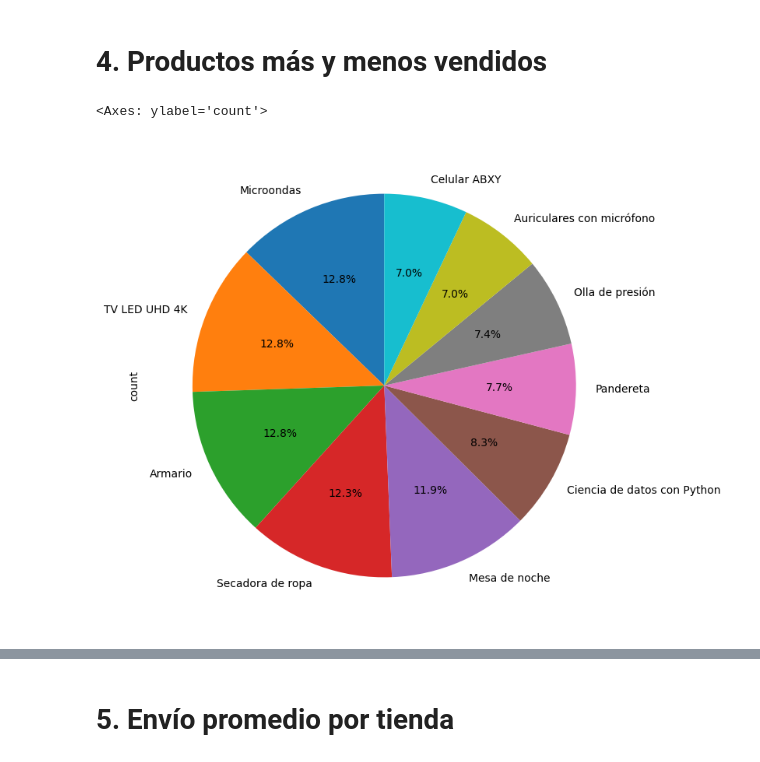
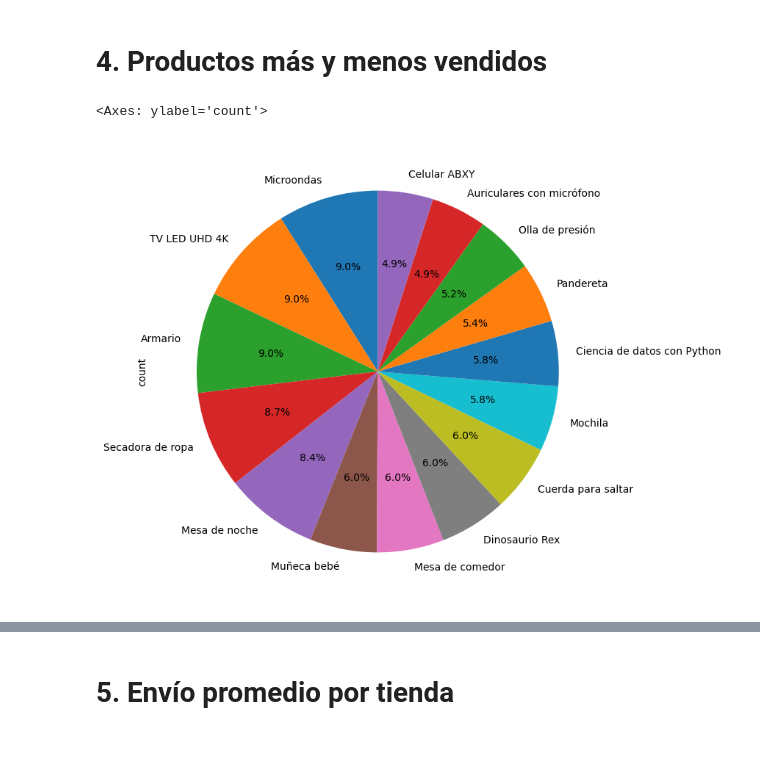
Before and after one commit to DevEnriquegd/ca-alura-store, a Jupyter notebook: AluraStore_JEGD.ipynb, the cells around one changed output, grey strips where cells are left out. Drawn from its saved outputs; the diff is of its cells as text; code cells hidden in the pictures.

Commit message:
Actualización de los graficos de productos más vendidos

```diff
--- a/AluraStore_JEGD.ipynb
+++ b/AluraStore_JEGD.ipynb
@@ -146,9 +129,9 @@ calificacion_por_tienda.plot(kind='barh', figsize=(12,8), color='orange', xlabel
 # %% [markdown]
 # 4. Productos más y menos vendidos
 # %%
-productos_mas_y_menos_vendidos_tienda1 = pd.concat([tienda['Producto'].value_counts().head(), tienda['Producto'].value_counts().tail()])
+productos_mas_y_menos_vendidos_tienda1 = pd.concat([tienda['Producto'].value_counts().head(), tienda['Producto'].value_counts().tail(10)])
 productos_mas_y_menos_vendidos_tienda1.plot(kind='pie', figsize=(12,8), autopct='%1.1f%%', startangle=90)
 # %% [output]
 <Axes: ylabel='count'>
-[figure, old version]
+[figure, new version]
 # %%
```
Also changed, not shown: parts of 4 cells of this notebook.
